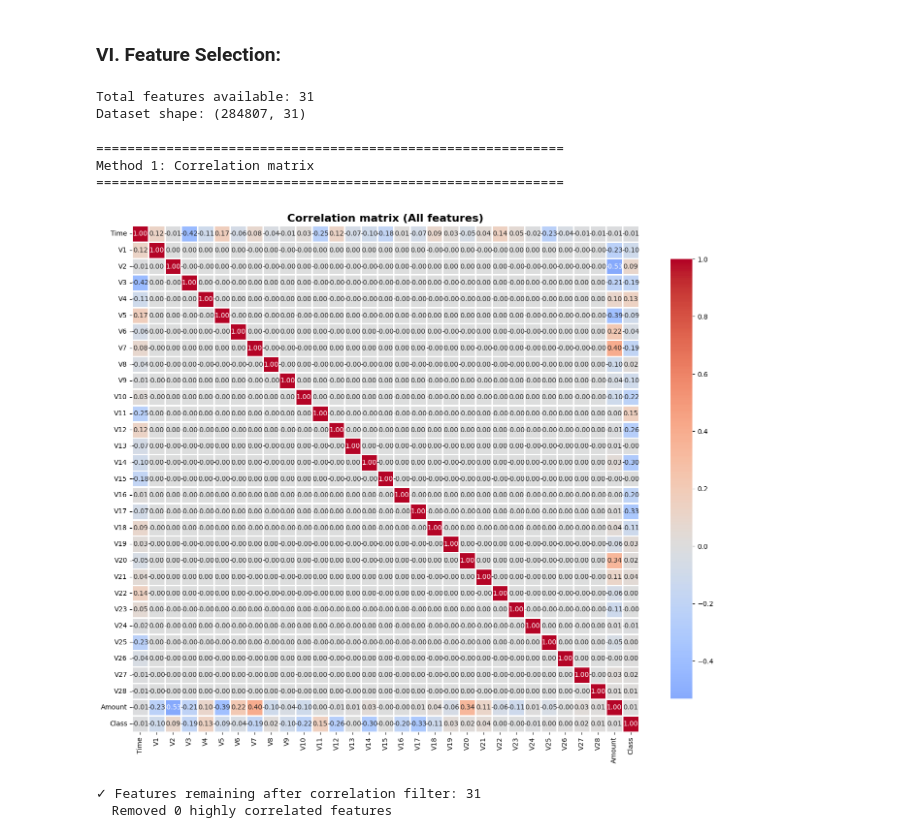
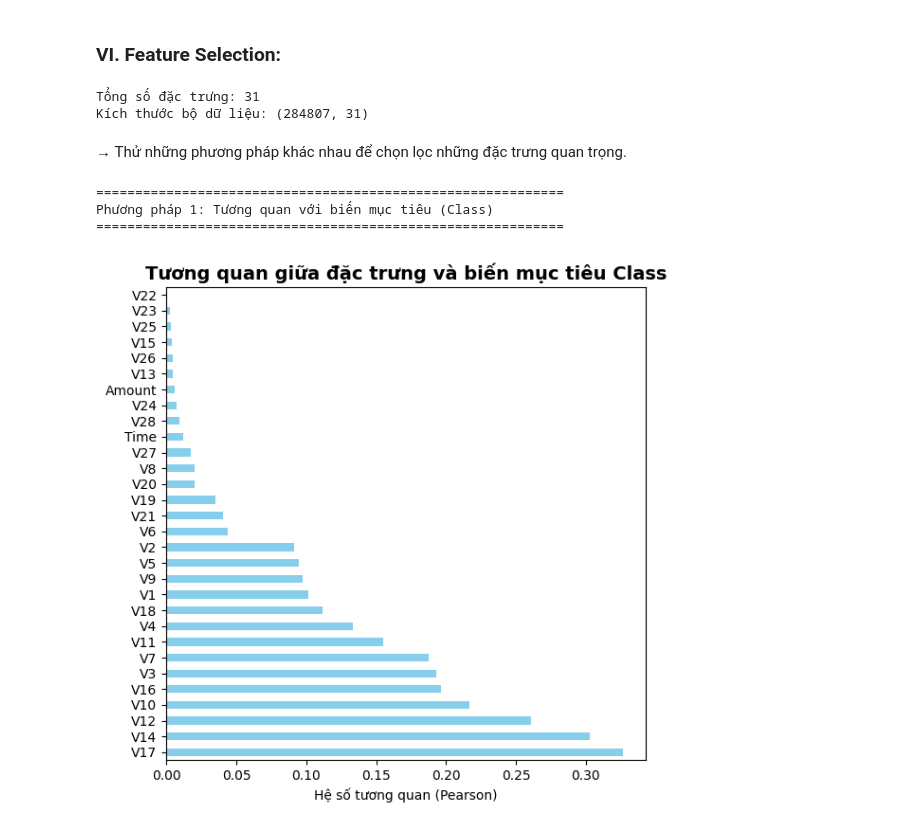
Before and after one commit to AnhTtis/Preprocessing_Methods, a Jupyter notebook: notebooks/02_tabular_preprocessing.ipynb, the cells around one changed output. Drawn from its saved outputs; the diff is of its cells as text; code cells hidden in the pictures.

```diff
--- a/notebooks/02_tabular_preprocessing.ipynb
+++ b/notebooks/02_tabular_preprocessing.ipynb
@@ -90,5 +93,6 @@ The dataset includes the following types of features:
 # %% [markdown]
 ## II. Loading the datasets
 # %%
+destination = "../data/tabular"
 data = pd.read_csv(os.path.join(destination, "creditcard.csv"))
 # %% [markdown]
@@ -128,16 +132,16 @@ for col in missing_columns:
     dtype = data[col].dtype
 
     missing_info.append({
-        'Column': col,
-        'Data Type': dtype,
-        'Missing Count': missing_count,
-        'Missing %': f"{missing_pct:.2f}%"
+        'Cột': col,
+        'Kiểu dữ liệu': dtype,
+        'Số lượng thiếu': missing_count,
+        'Tỷ lệ thiếu %': f"{missing_pct:.2f}%"
     })
 
 # Create DataFrame for better visualization
 missing_df = pd.DataFrame(missing_info)
-print(f"\nTotal columns with missing values: {len(missing_columns)}")
-print(f"Total columns in dataset: {len(data.columns)}\n")
+print(f"\nTổng số cột có giá trị thiếu: {len(missing_columns)}")
+print(f"Tổng số cột trong tập dữ liệu: {len(data.columns)}\n")
 print(missing_df.to_string(index=False))
 
 print("\n" + "="*60)
@@ -157 +163,5 @@ Index: []
+# %%
+# Get numerical columns from the final imputed dataset except from the target column 'Class' and from V1 to V28
+numerical_cols = data.select_dtypes(include=['int64', 'float64']).columns.tolist()
+numerical_cols = [col for col in numerical_cols if col not in ['Class'] + [f'V{i}' for i in range(1, 29)]]
 # %% [markdown]
@@ -411,55 +379,36 @@ Cardinality analysis
 # Get all numerical features from encoded dataset
 all_features = data_normalized.select_dtypes(include=['int64', 'float64', 'uint8']).columns.tolist()
 
-print(f"\nTotal features available: {len(all_features)}")
-print(f"Dataset shape: {data_normalized.shape}")
+print(f"\nTổng số đặc trưng: {len(all_features)}")
+print(f"Kích thước bộ dữ liệu: {data_normalized.shape}")
 # %% [output]
-Total features available: 31
-Dataset shape: (284807, 31)
+Tổng số đặc trưng: 31
+Kích thước bộ dữ liệu: (284807, 31)
+# %% [markdown]
+&rarr; Thử những phương pháp khác nhau để chọn lọc những đặc trưng quan trọng.
 # %%
-# Method 1: CORRELATION MATRIX
+# Method 1: CORRELATION WITH TARGET (Class)
 print("\n" + "="*60)
-print("Method 1: Correlation matrix")
+print("Phương pháp 1: Tương quan với biến mục tiêu (Class)")
 print("="*60)
-# Calculate correlation matrix
-correlation_matrix = data_normalized[all_features].corr()
 
-# Find highly correlated features (> 0.9)
-high_corr_threshold = 0.9
-high_corr_pairs = []
+# Compute correlation with target
+corr_with_target = data_normalized[all_features].corr()['Class'].abs().sort_values(ascending=False)
+corr_with_target.drop('Class', inplace=True)
 
-for i in range(len(correlation_matrix.columns)):
-    for j in range(i+1, len(correlation_matrix.columns)):
-        if abs(correlation_matrix.iloc[i, j]) > high_corr_threshold:
-            high_corr_pairs.append({
-                'Feature1': correlation_matrix.columns[i],
-                'Feature2': correlation_matrix.columns[j],
-                'Correlation': correlation_matrix.iloc[i, j]
-            })
-
-# Visualize correlation matrix
-top_features = all_features
-
-plt.figure(figsize=(14, 12))
-sns.heatmap(correlation_matrix.loc[top_features, top_features],
-            annot=True, fmt='.2f', cmap='coolwarm', center=0,
-            square=True, linewidths=1, cbar_kws={"shrink": 0.8})
-plt.title(f'Correlation matrix (All features)', fontsize=16, fontweight='bold')
+# Trực quan hệ số tương quan của tất cả đặc trưng với biến mục tiêu
+plt.figure(figsize=(6, 6))
+corr_with_target.plot(
+    kind='barh',
+    color = 'skyblue'
+)
+plt.axvline(0, linestyle='--')
+plt.title('Tương quan giữa đặc trưng và biến mục tiêu Class', fontsize=14, fontweight='bold')
+plt.xlabel('Hệ số tương quan (Pearson)')
 plt.tight_layout()
 plt.show()
-
-# Remove one feature from each highly correlated pair
-features_to_remove_corr = set()
-for pair in high_corr_pairs:
-    features_to_remove_corr.add(pair['Feature2'])  # Remove second feature
-
-features_after_corr = [f for f in all_features if f not in features_to_remove_corr]
-print(f"\n✓ Features remaining after correlation filter: {len(features_after_corr)}")
-print(f"  Removed {len(features_to_remove_corr)} highly correlated features")
 # %% [output]
 ============================================================
-Method 1: Correlation matrix
+Phương pháp 1: Tương quan với biến mục tiêu (Class)
 ============================================================
-[figure, old version]
+[figure, new version]
-✓ Features remaining after correlation filter: 31
-  Removed 0 highly correlated features
```
Also changed, not shown: parts of 29 cells of this notebook, 2 other files.
